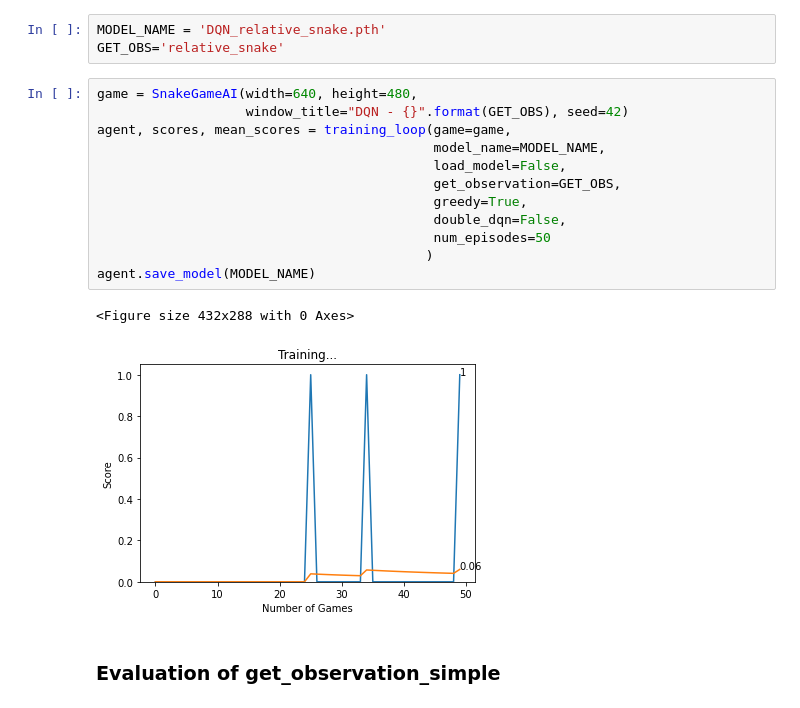
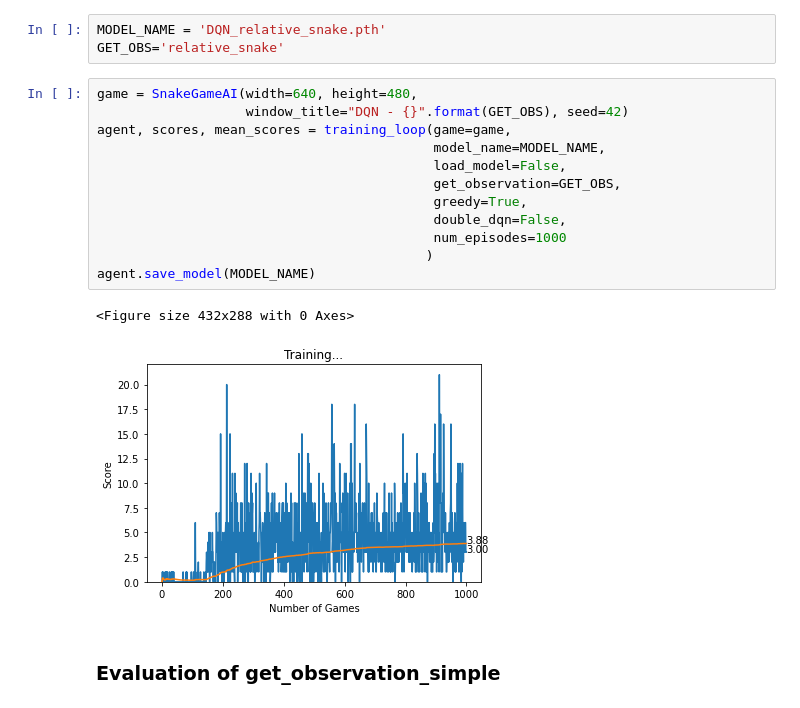
Before and after one commit to alexxcollins/Collins_Adib_INM707_CW, a Jupyter notebook: Advanced RL/Q-Learning_Comparisons.ipynb, the cells around one changed output. Drawn from its saved outputs; the diff is of its cells as text.

```diff
--- a/Advanced RL/Q-Learning_Comparisons.ipynb
+++ b/Advanced RL/Q-Learning_Comparisons.ipynb
@@ -125,18 +126,18 @@ GET_OBS='relative_snake'
 # %%
 game = SnakeGameAI(width=640, height=480,
                    window_title="DQN - {}".format(GET_OBS), seed=42)
 agent, scores, mean_scores = training_loop(game=game,
                                            model_name=MODEL_NAME,
                                            load_model=False,
                                            get_observation=GET_OBS,
                                            greedy=True,
                                            double_dqn=False,
-                                           num_episodes=50
+                                           num_episodes=1000
                                           )
 agent.save_model(MODEL_NAME)
 # %% [output]
 <Figure size 432x288 with 0 Axes>
-[figure, old version]
+[figure, new version]
 # %% [markdown]
 ### Evaluation of get_observation_simple
 # %%
```
Also changed, not shown: parts of 9 cells of this notebook, 5 other files.
